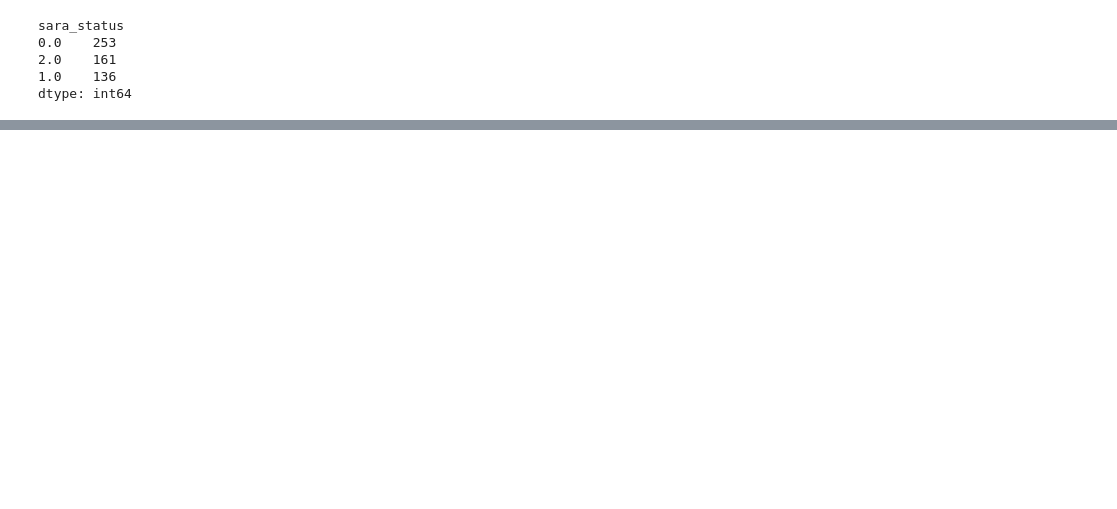
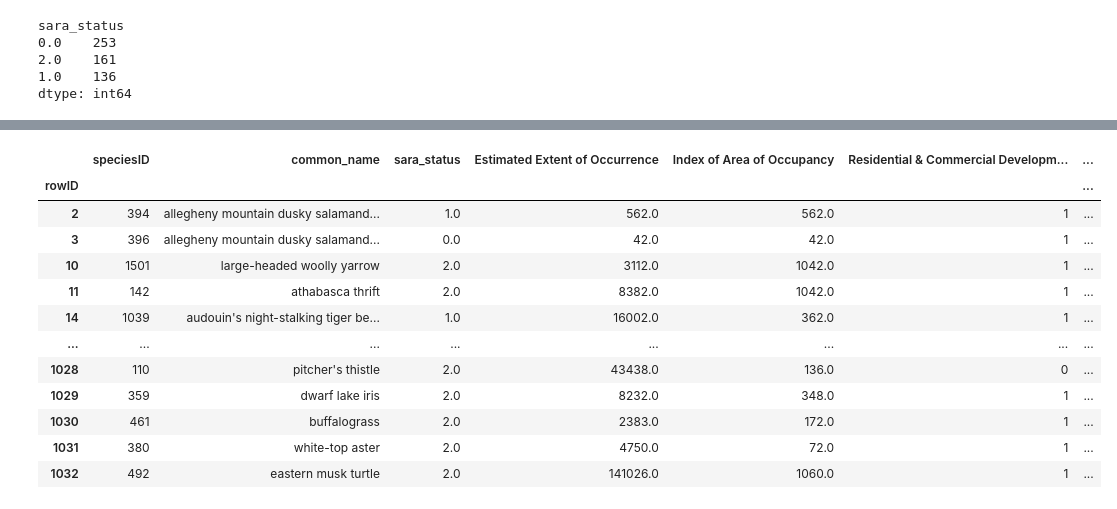
Before and after one commit to ebrahim02-ag/msci-446-proj, a Jupyter notebook: data_process.ipynb, the cells around one changed output, grey strips where cells are left out. Cells and saved outputs as stored; diff of their text form; code cells hidden in the pictures; blank space fills up the shorter version.

```diff
--- a/data_process.ipynb
+++ b/data_process.ipynb
@@ -130,0 +126,93 @@ filtered_df.to_csv('filtered_data_V2.csv', index=True)
+# %%
+#rename the columns to meaningful names
+filtered_df.rename(
+    columns={
+        "bio_1": "Annual Mean Temp",
+        "bio_2": "Mean Diurnal Range",
+        "bio_3": "Isothermality",
+        "bio_4": "Temperature Seasonality",
+        "bio_5": "Max Temperature of Warmest Month",
+        "bio_6": "Min Temperature of Coldest Month",
+        "bio_7": "Temperature Annual Range",
+        "bio_8": "Mean Temperature of Wettest Quarter",
+        "bio_9": "Mean Temperature of Driest Quarter",
+        "bio_10": "Mean Temperature of Warmest Quarter",
+        "bio_11": "Mean Temperature of Coldest Quarter",
+        "bio_12": "Annual Precipitation",
+        "bio_13": "Precipitation of Wettest Month",
+        "bio_14": "Precipitation of Driest Month",
+        "bio_15": "Precipitation Seasonality",
+        "bio_16": "Precipitation of Wettest Quarter",
+        "bio_17": "Precipitation of Driest Quarter",
+        "bio_18": "Precipitation of Warmest Quarter",
+        "bio_19": "Precipitation of Coldest Quarter",
+        "EOO": "Estimated Extent of Occurrence",
+        "IAO": "Index of Area of Occupancy",
+        "X1_threat_identified": "Residential & Commercial Development Threat",
+            "X1.1_threat_identified": "Housing & Urban Areas Threat",
+            "X1.2_threat_identified": "Commercial & Industrial Areas Threat",
+            "X1.3_threat_identified": "Tourism & Recreation Areas Threat",
+        "X2_threat_identified": "Agriculture & Aquaculture Threat",
+            "X2.1_threat_identified": "Annual & Perennial Non-Timber Crops Threat",
+            "X2.2_threat_identified": "Wood & Pulp Plantations Threat",
+            "X2.3_threat_identified": "Livestock Farming & Ranching Threat",
+            "X2.4_threat_identified": "Marine & Freshwater Aquaculture Threat",
+        "X3_threat_identified": "Energy Production & Mining Threat",
+            "X3.1_threat_identified": "Oil & Gas Drilling Threat",
+            "X3.2_threat_identified": "Mining & Quarrying Threat",
+            "X3.3_threat_identified": "Renewable Energy Threat",
+        "X4_threat_identified": "Transportation & Service Corridors Threat",
+            "X4.1_threat_identified": "Roads & Railroads Threat",
+            "X4.2_threat_identified": "Utility & Service Lines Threat",
+            "X4.3_threat_identified": "Shipping Lanes Threat",
+            "X4.4_threat_identified": "Flight Paths Threat",
+        "X5_threat_identified": "Biological Resource Use Threat",
+            "X5.1_threat_identified": "Hunting & Collecting Terrestrial Animals Threat",
+            "X5.2_threat_identified": "Gathering Terrestrial Plants Threat",
+            "X5.3_threat_identified": "Logging & Wood Harvesting Threat",
+            "X5.4_threat_identified": "Fishing & Harvesting Aquatic Resources Threat",
+        "X6_threat_identified": "Human Intrusions & Disturbance Threat",
+            "X6.1_threat_identified": "Recreational Activities Threat",
+            "X6.2_threat_identified": "War, Civil Unrest & Military Exercises Threat",
+            "X6.3_threat_identified": "Work & Other Activities Threat",
+        "X7_threat_identified": "Natural System Modifications Threat",
+            "X7.1_threat_identified": "Fire & Fire Suppression Threat",
+            "X7.2_threat_identified": "Dams & Water Management/Use Threat",
+            "X7.3_threat_identified": "Other Ecosystem Modifications Threat",
+        "X8_threat_identified": "Invasive & Other Species & Genes Threat",
+            "X8.1_threat_identified": "Invasive Non-Native/Alien Species Threat",
+            "X8.2_threat_identified": "Problematic Native Species Threat",
+            "X8.3_threat_identified": "Introduced Genetic Material Threat",
+        "X9_threat_identified": "Pollution Threat",
+            "X9.1_threat_identified": "Household Sewage & Urban Waste Water Threat",
+            "X9.2_threat_identified": "Industrial & Military Effluents Threat",
+            "X9.3_threat_identified": "Agricultural & Forestry Effluents Threat",
+            "X9.4_threat_identified": "Garbage & Solid Waste Threat",
+            "X9.5_threat_identified": "Airborne Pollutants Threat",
+            "X9.6_threat_identified": "Excess Energy Threat",
+        "X10_threat_identified": "Geological Events Threat",
+            "X10.1_threat_identified": "Volcanoes Threat",
+            "X10.2_threat_identified": "Earthquakes/Tsunamis Threat",
+            "X10.3_threat_identified": "Avalanches/Landslides Threat",
+        "X11_threat_identified": "Climate Change & Severe Weather Threat",
+            "X11.1_threat_identified": "Habitat Shifting & Alteration Threat",
+            "X11.2_threat_identified": "Droughts Threat",
+            "X11.3_threat_identified": "Temperature Extremes Threat",
+            "X11.4_threat_identified": "Storms & Flooding Threat",
+    },
+    inplace=True)
+filtered_df
+# %% [output]
+|  | speciesID | common_name | sara_status | Estimated Extent of Occurrence | Index of Area of Occupancy | Residential & Commercial Developm... | ... |
+| rowID |  |  |  |  |  |  | ... |
+| 2 | 394 | allegheny mountain dusky salamand... | 1.0 | 562.0 | 562.0 | 1 | ... |
+| 3 | 396 | allegheny mountain dusky salamand... | 0.0 | 42.0 | 42.0 | 1 | ... |
+| 10 | 1501 | large-headed woolly yarrow | 2.0 | 3112.0 | 1042.0 | 1 | ... |
+| 11 | 142 | athabasca thrift | 2.0 | 8382.0 | 1042.0 | 1 | ... |
+| 14 | 1039 | audouin's night-stalking tiger be... | 1.0 | 16002.0 | 362.0 | 1 | ... |
+| ... | ... | ... | ... | ... | ... | ... | ... |
+| 1028 | 110 | pitcher's thistle | 2.0 | 43438.0 | 136.0 | 0 | ... |
+| 1029 | 359 | dwarf lake iris | 2.0 | 8232.0 | 348.0 | 1 | ... |
+| 1030 | 461 | buffalograss | 2.0 | 2383.0 | 172.0 | 1 | ... |
+| 1031 | 380 | white-top aster | 2.0 | 4750.0 | 72.0 | 1 | ... |
+| 1032 | 492 | eastern musk turtle | 2.0 | 141026.0 | 1060.0 | 1 | ... |
```
Also changed, not shown: parts of 15 cells of this notebook, 10 other files.
